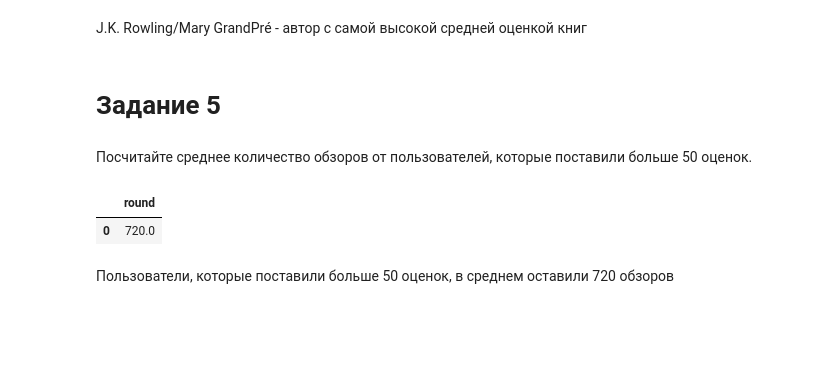
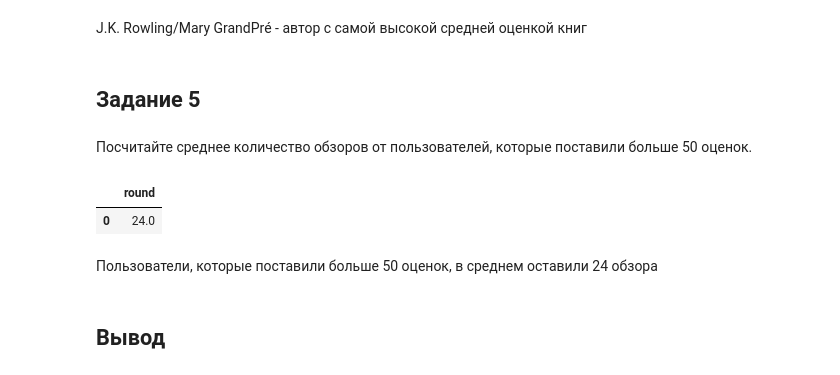
Before and after one commit to juliasysoeva/Yandex-Practicum-Projects, a Jupyter notebook: Database analysis, SQL project/Final project, SQL.ipynb, the cells around one changed output. Drawn from its saved outputs; the diff is of its cells as text; code cells hidden in the pictures; blank space fills up the shorter version.

```diff
--- a/Database analysis, SQL project/Final project, SQL.ipynb
+++ b/Database analysis, SQL project/Final project, SQL.ipynb
@@ -195,26 +201,30 @@ pd.io.sql.read_sql(query_4, con = engine)
 # %% [markdown]
 J.K. Rowling/Mary GrandPré - автор с самой высокой средней оценкой книг
 # %% [markdown]
-# Задание 5
+## Задание 5
 # %% [markdown]
 Посчитайте среднее количество обзоров от пользователей, которые поставили больше 50 оценок.
 # %%
 query_5 = '''
-              WITH a AS(
-              SELECT rev.username AS user,
-              COUNT(rev.review_id) AS review_qty
-              FROM reviews AS rev
-              JOIN ratings AS rat ON rev.username = rat.username
-              GROUP BY rev.username
-              HAVING COUNT(rating_id) > 50)
+            WITH a AS(
+            SELECT username,
+            COUNT(DISTINCT review_id) AS review_qty
+            FROM reviews
+            WHERE username IN(
+                            SELECT username
+                            FROM ratings
+                            GROUP BY username
+                            HAVING COUNT(rating_id) > 50)
+            GROUP BY username)
 
-              SELECT ROUND(AVG(review_qty))
-              FROM a
-          '''
+            SELECT ROUND(AVG(review_qty))
+            FROM a
+        '''
+pd.io.sql.read_sql(query_5, con = engine)
+# %% [output]
+|  | round |
+| 0 | 24.0 |
-# %%
-pd.io.sql.read_sql(query_5, con = engine)
-# %% [output]
-|  | round |
-| 0 | 720.0 |
 # %% [markdown]
-Пользователи, которые поставили больше 50 оценок, в среднем оставили 720 обзоров
+Пользователи, которые поставили больше 50 оценок, в среднем оставили 24 обзора
+# %% [markdown]
+## Вывод
```
Also changed, not shown: parts of 9 cells of this notebook.
